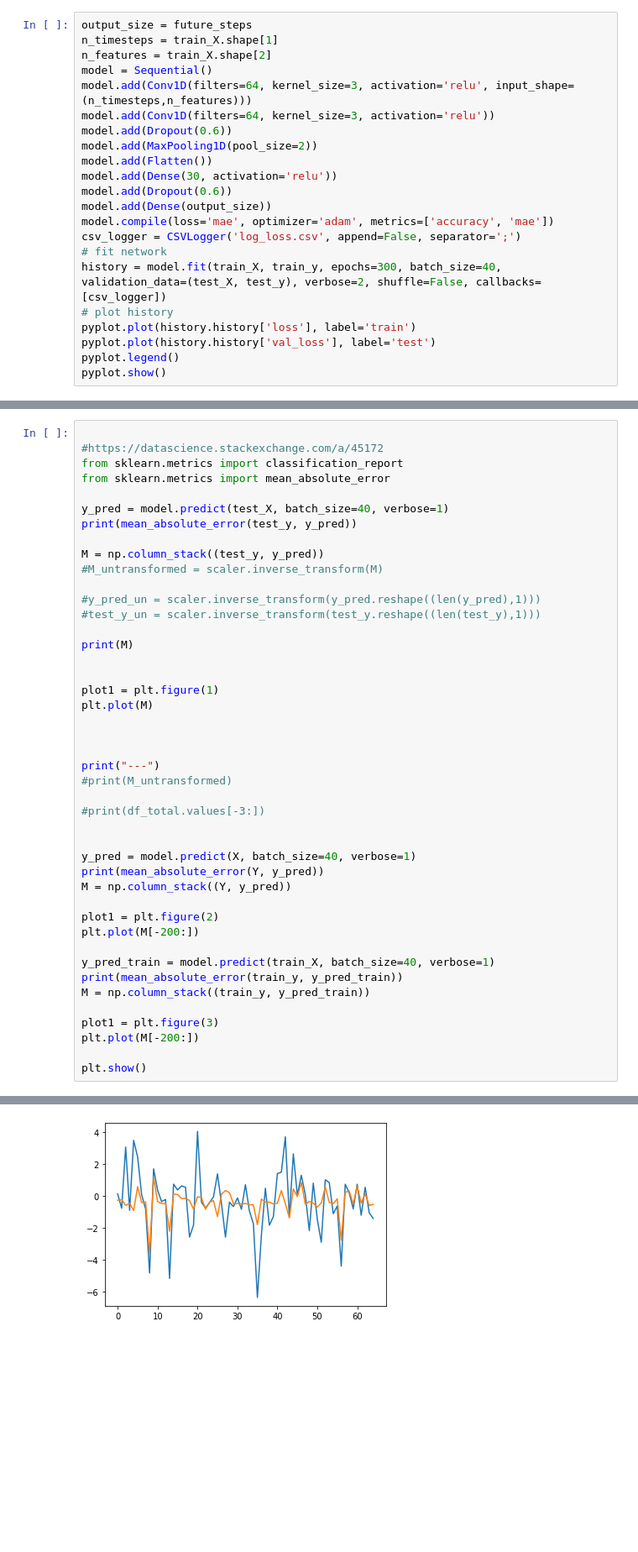
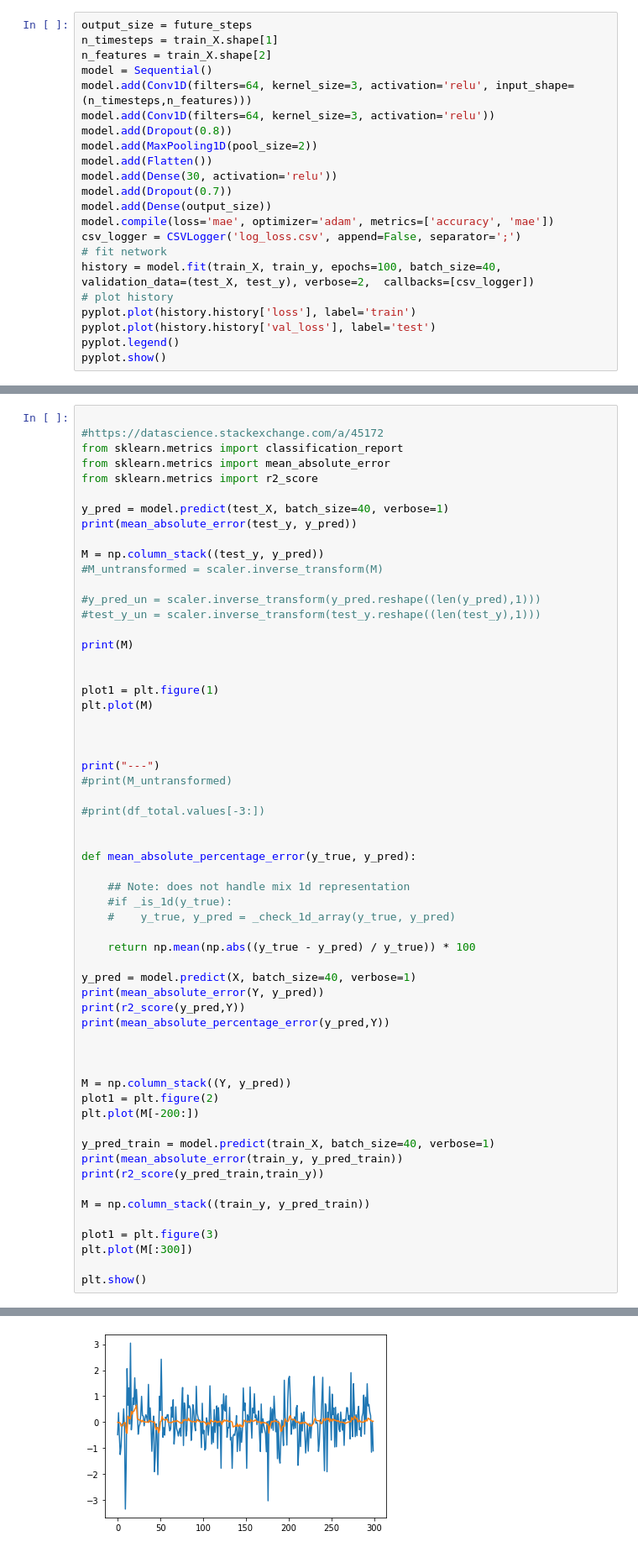
Before and after one commit to news-scrapers/twitter-data-scripts-analysis, a Jupyter notebook: neural_network_models/models_regresion_nn_pe.ipynb, the cells around one changed output, grey strips where cells are left out. Shown at 84% size. Cells and saved outputs as stored; diff of their text form; blank space fills up the shorter version.

```diff
--- a/neural_network_models/models_regresion_nn_pe.ipynb
+++ b/neural_network_models/models_regresion_nn_pe.ipynb
@@ -172,16 +245,16 @@ n_features = train_X.shape[2]
 model = Sequential()
 model.add(Conv1D(filters=64, kernel_size=3, activation='relu', input_shape=(n_timesteps,n_features)))
 model.add(Conv1D(filters=64, kernel_size=3, activation='relu'))
-model.add(Dropout(0.6))
+model.add(Dropout(0.8))
 model.add(MaxPooling1D(pool_size=2))
 model.add(Flatten())
 model.add(Dense(30, activation='relu'))
-model.add(Dropout(0.6))
+model.add(Dropout(0.7))
 model.add(Dense(output_size))
 model.compile(loss='mae', optimizer='adam', metrics=['accuracy', 'mae'])
 csv_logger = CSVLogger('log_loss.csv', append=False, separator=';')
 # fit network
-history = model.fit(train_X, train_y, epochs=300, batch_size=40, validation_data=(test_X, test_y), verbose=2, shuffle=False, callbacks=[csv_logger])
+history = model.fit(train_X, train_y, epochs=100, batch_size=40, validation_data=(test_X, test_y), verbose=2,  callbacks=[csv_logger])
 # plot history
 pyplot.plot(history.history['loss'], label='train')
 pyplot.plot(history.history['val_loss'], label='test')
@@ -211,6 +284,7 @@ Epoch 300/300
 #https://datascience.stackexchange.com/a/45172
 from sklearn.metrics import classification_report
 from sklearn.metrics import mean_absolute_error
+from sklearn.metrics import r2_score
 
 y_pred = model.predict(test_X, batch_size=40, verbose=1)
 print(mean_absolute_error(test_y, y_pred))
@@ -235,19 +309,33 @@ print("---")
 #print(df_total.values[-3:])
 
 
+def mean_absolute_percentage_error(y_true, y_pred):
+
+    ## Note: does not handle mix 1d representation
+    #if _is_1d(y_true):
+    #    y_true, y_pred = _check_1d_array(y_true, y_pred)
+
+    return np.mean(np.abs((y_true - y_pred) / y_true)) * 100
+
 y_pred = model.predict(X, batch_size=40, verbose=1)
 print(mean_absolute_error(Y, y_pred))
+print(r2_score(y_pred,Y))
+print(mean_absolute_percentage_error(y_pred,Y))
+
+
+
 M = np.column_stack((Y, y_pred))
-
 plot1 = plt.figure(2)
 plt.plot(M[-200:])
 
 y_pred_train = model.predict(train_X, batch_size=40, verbose=1)
 print(mean_absolute_error(train_y, y_pred_train))
+print(r2_score(y_pred_train,train_y))
+
 M = np.column_stack((train_y, y_pred_train))
 
 plot1 = plt.figure(3)
-plt.plot(M[-200:])
+plt.plot(M[:300])
 
 plt.show()
 # %% [output]
@@ -271 +361 @@ plt.show()
-[figure, old version]
+[figure, new version]
```
Also changed, not shown: parts of 8 cells of this notebook, 16 other files.
